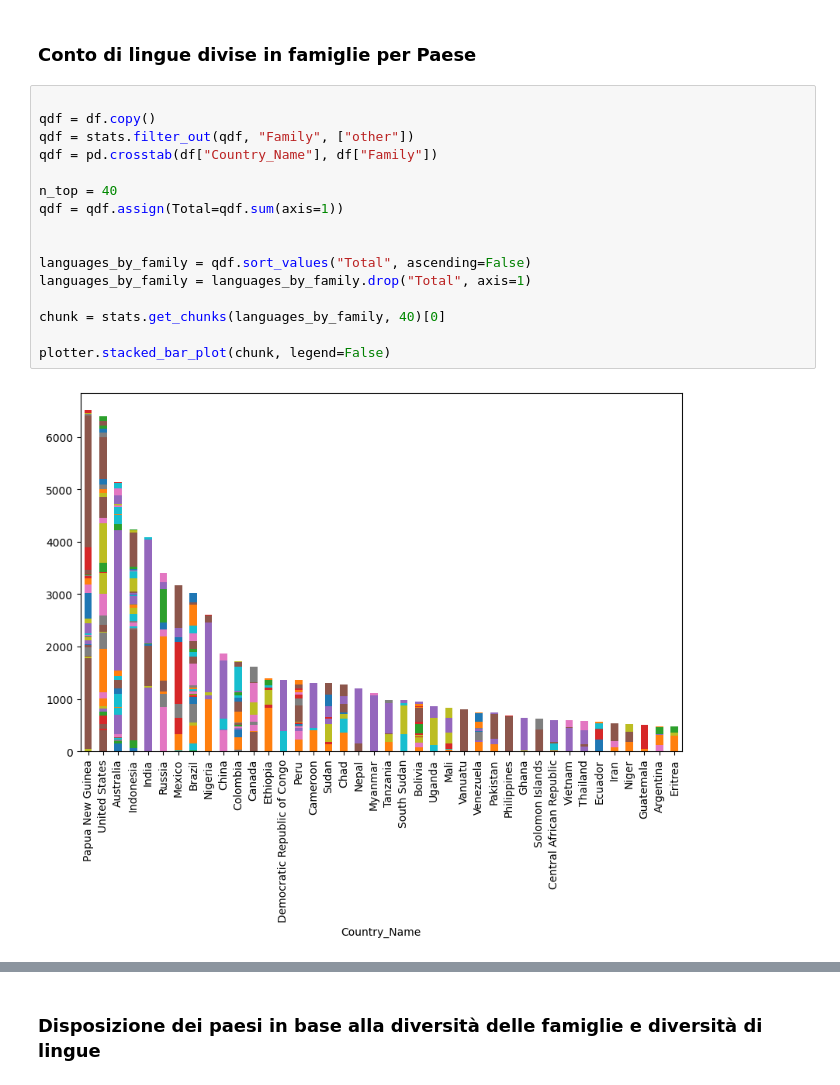
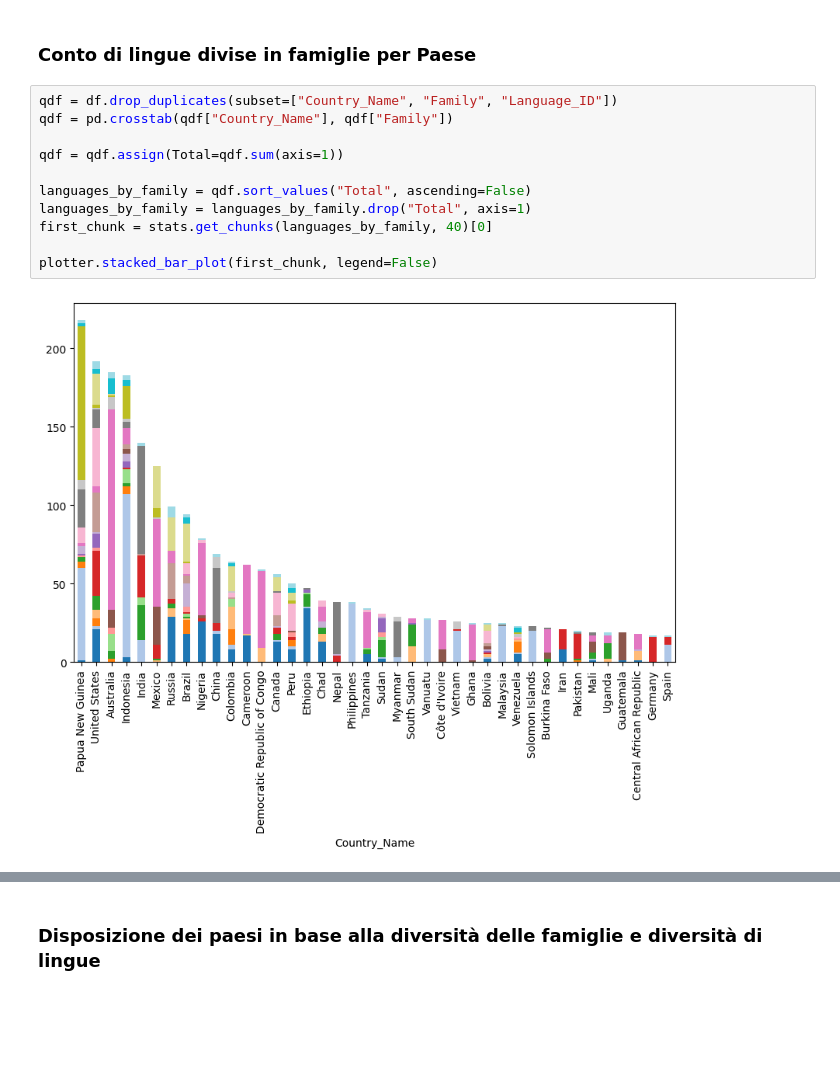
Before and after one commit to FedeBrus/Progetto1FAS, a Jupyter notebook: notebooks/Part1.ipynb, the cells around one changed output, grey strips where cells are left out. Cells and saved outputs as stored; diff of their text form; blank space fills up the shorter version.

```diff
--- a/notebooks/Part1.ipynb
+++ b/notebooks/Part1.ipynb
@@ -214,21 +149,16 @@ plotter.pie_plot(
 # %% [markdown]
 ### Conto di lingue divise in famiglie per Paese
 # %%
+qdf = df.drop_duplicates(subset=["Country_Name", "Family", "Language_ID"])
+qdf = pd.crosstab(qdf["Country_Name"], qdf["Family"])
 
-qdf = df.copy()
-qdf = stats.filter_out(qdf, "Family", ["other"])
-qdf = pd.crosstab(df["Country_Name"], df["Family"])
-
-n_top = 40
 qdf = qdf.assign(Total=qdf.sum(axis=1))
-
 
 languages_by_family = qdf.sort_values("Total", ascending=False)
 languages_by_family = languages_by_family.drop("Total", axis=1)
+first_chunk = stats.get_chunks(languages_by_family, 40)[0]
 
-chunk = stats.get_chunks(languages_by_family, 40)[0]
-
-plotter.stacked_bar_plot(chunk, legend=False)
+plotter.stacked_bar_plot(first_chunk, legend=False)
 # %% [output]
-[figure, old version]
+[figure, new version]
 # %%
```
Also changed, not shown: parts of 15 cells of this notebook, 5 other files.
